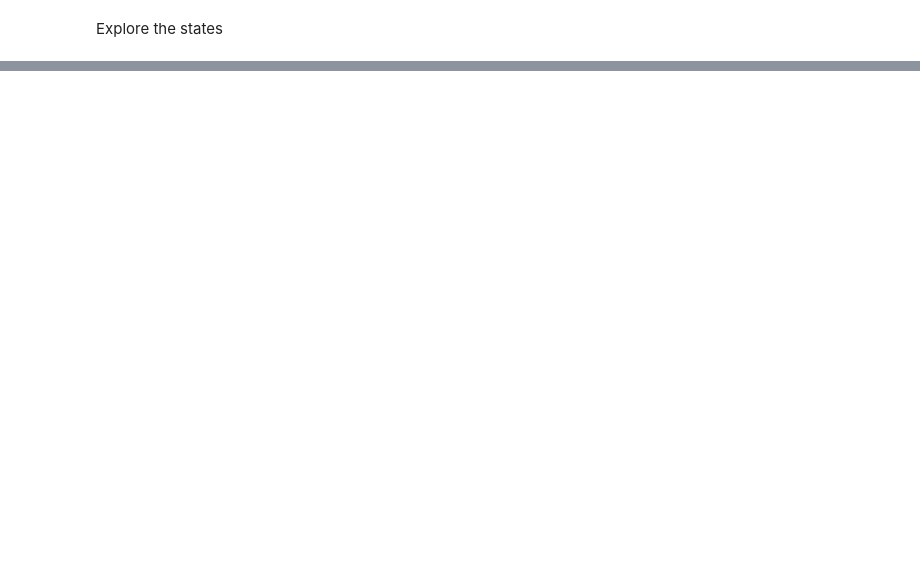
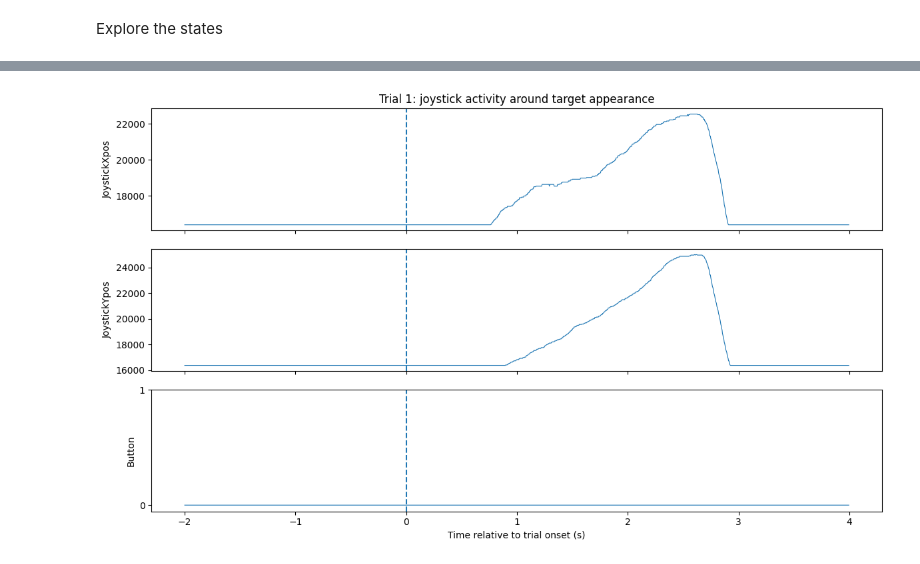
Before and after one commit to alexanderspeer/joystick_test_env, a Jupyter notebook: python_da/joystick_logging_eda.ipynb, the cells around one changed output, grey strips where cells are left out. Saved outputs shown, nothing was run; the diff lists cells and outputs as text; code cells hidden in the pictures; blank space fills up the shorter version.

```diff
--- a/python_da/joystick_logging_eda.ipynb
+++ b/python_da/joystick_logging_eda.ipynb
@@ -208,0 +211,92 @@ channel_df
+# %%
+# Look at joystick activity around each trial onset.
+# Trial onset = transition into TaskPhase 4 (TargetVisible).
+
+TRIAL_START_PHASE = 4
+WINDOW_BEFORE = 2.0   # seconds
+WINDOW_AFTER = 4.0    # seconds
+
+wanted = [
+    "JoystickXpos",
+    "JoystickYpos",
+    "JoystickButtons1",
+    "TaskPhase",
+    "TaskTrial",
+]
+
+missing = [
+    name for name in wanted
+    if name not in stream.statedefs
+]
+
+if missing:
+    print(f"Cannot analyze trial starts. Missing states: {', '.join(missing)}")
+
+else:
+    _, trial_states = stream.decode(
+        nsamp="all",
+        states=wanted
+    )
+
+    jx = np.asarray(trial_states["JoystickXpos"]).ravel()
+    jy = np.asarray(trial_states["JoystickYpos"]).ravel()
+    button = np.asarray(trial_states["JoystickButtons1"]).ravel()
+    phase = np.asarray(trial_states["TaskPhase"]).ravel()
+    trial = np.asarray(trial_states["TaskTrial"]).ravel()
+
+    fs = stream.samplingfreq_hz
+
+    # Find samples where TaskPhase changes INTO TargetVisible.
+    trial_start_samples = np.where(
+        (phase[1:] == TRIAL_START_PHASE) &
+        (phase[:-1] != TRIAL_START_PHASE)
+    )[0] + 1
+
+    print(f"Found {len(trial_start_samples)} trial starts.")
+
+    for start_sample in trial_start_samples:
+        trial_number = int(trial[start_sample])
+
+        before_samples = int(WINDOW_BEFORE * fs)
+        after_samples = int(WINDOW_AFTER * fs)
+
+        start = max(0, start_sample - before_samples)
+        stop = min(jx.size, start_sample + after_samples)
+
+        # Time relative to trial onset.
+        t_relative = (
+            np.arange(start, stop) - start_sample
+        ) / fs
+
+        fig, axes = plt.subplots(
+            3,
+            1,
+            figsize=(12, 7),
+            sharex=True
+        )
+
+        axes[0].plot(t_relative, jx[start:stop], lw=0.8)
+        axes[0].axvline(0, linestyle="--")
+        axes[0].set_ylabel("JoystickXpos")
+        axes[0].set_title(
+            f"Trial {trial_number}: joystick activity around target appearance"
+        )
+
+        axes[1].plot(t_relative, jy[start:stop], lw=0.8)
+        axes[1].axvline(0, linestyle="--")
+        axes[1].set_ylabel("JoystickYpos")
+
+        axes[2].plot(t_relative, button[start:stop], lw=0.8)
+        axes[2].axvline(0, linestyle="--")
+        axes[2].set_ylabel("Button")
+        axes[2].set_xlabel("Time relative to trial onset (s)")
+        axes[2].set_yticks([0, 1])
+
+        fig.tight_layout()
+        plt.show()
+
+        print(
+            f"Trial {trial_number}: "
+            f"onset at {start_sample / fs:.3f} s"
+        )
+# %% [output]
@@ -208,0 +304 @@ channel_df
+[figure, added]
```
Also changed, not shown: parts of 7 cells of this notebook, 1 other file.
